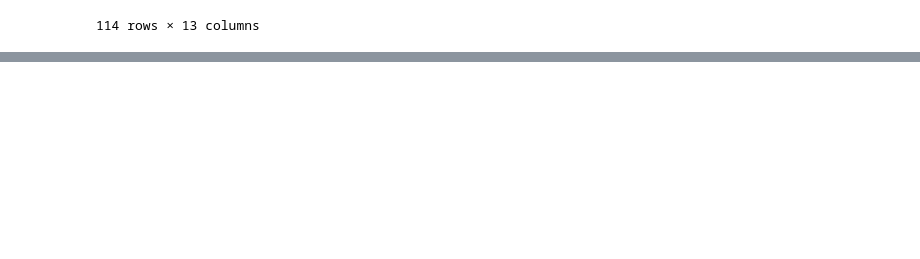
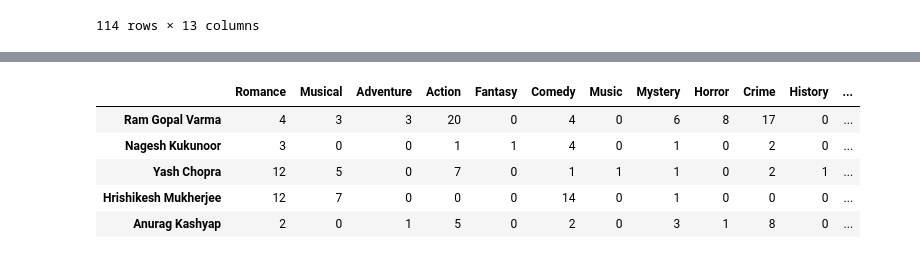
Before and after one commit to RatchanonPa/python_dataviz2024, a Jupyter notebook: HW9.ipynb, the cells around one changed output, grey strips where cells are left out. Cells and saved outputs as stored; diff of their text form; code cells hidden in the pictures; blank space fills up the shorter version.

```diff
--- a/HW9.ipynb
+++ b/HW9.ipynb
@@ -296,30 +364,0 @@ data_india[data_india['Director'] == 'Saif Ali Sayeed']
-# %%
-# prompt: ใช้ radar chart เพื่อดูว่าผู้กำกำบใน Top dataframe ถนัดกำกับหนังประเภทไหนมากทีl6f
-
-import plotly.graph_objects as go
-
-# Group by 'Director' and 'Genre1' and count the number of movies in each genre for each director.
-genre_counts_by_director = top.groupby(['Director', 'Genre1'])['Name'].count().unstack().fillna(0)
-
-# Create a radar chart for each director.
-fig = go.Figure()
-
-for director in genre_counts_by_director.index:
-  fig.add_trace(go.Scatterpolar(
-        r=genre_counts_by_director.loc[director].values.tolist(),
-        theta=genre_counts_by_director.columns.tolist(),
-        fill='toself',
-        name=director
-  ))
-
-fig.update_layout(
-  polar=dict(
-    radialaxis=dict(
-      visible=True,
-      range=[0, genre_counts_by_director.max().max()]
-    )),
-  showlegend=True,
-  title='Genre Expertise of Top Directors'
-)
-
-fig.show()
@@ -550,0 +509,18 @@ fig.show()
+# %%
+import pandas as pd
+
+# แปลงข้อมูล director_genre_count ให้เป็น DataFrame
+genre_table = pd.DataFrame.from_dict(director_genre_count, orient='index')
+
+# กรองเฉพาะผู้กำกับที่ต้องการเปรียบเทียบ
+selected_director_table = genre_table.loc[selected_directors]
+
+# แสดงผลตาราง
+selected_director_table
+# %% [output]
+|  | Romance | Musical | Adventure | Action | Fantasy | Comedy | Music | Mystery | Horror | Crime | History | ... |
+| Ram Gopal Varma | 4 | 3 | 3 | 20 | 0 | 4 | 0 | 6 | 8 | 17 | 0 | ... |
+| Nagesh Kukunoor | 3 | 0 | 0 | 1 | 1 | 4 | 0 | 1 | 0 | 2 | 0 | ... |
+| Yash Chopra | 12 | 5 | 0 | 7 | 0 | 1 | 1 | 1 | 0 | 2 | 1 | ... |
+| Hrishikesh Mukherjee | 12 | 7 | 0 | 0 | 0 | 14 | 0 | 1 | 0 | 0 | 0 | ... |
+| Anurag Kashyap | 2 | 0 | 1 | 5 | 0 | 2 | 0 | 3 | 1 | 8 | 0 | ... |
```
Also changed, not shown: parts of 40 cells of this notebook.
